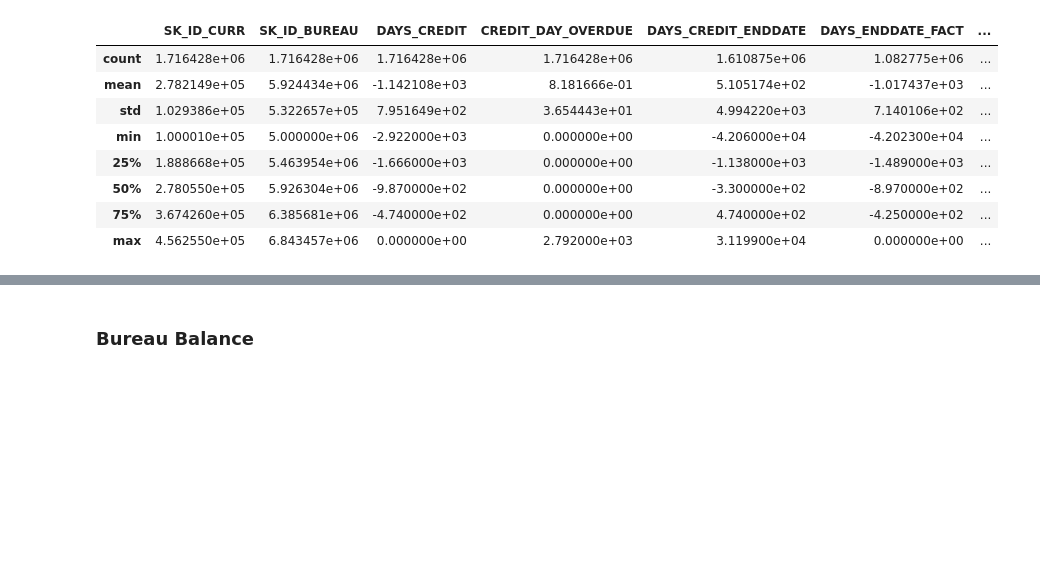
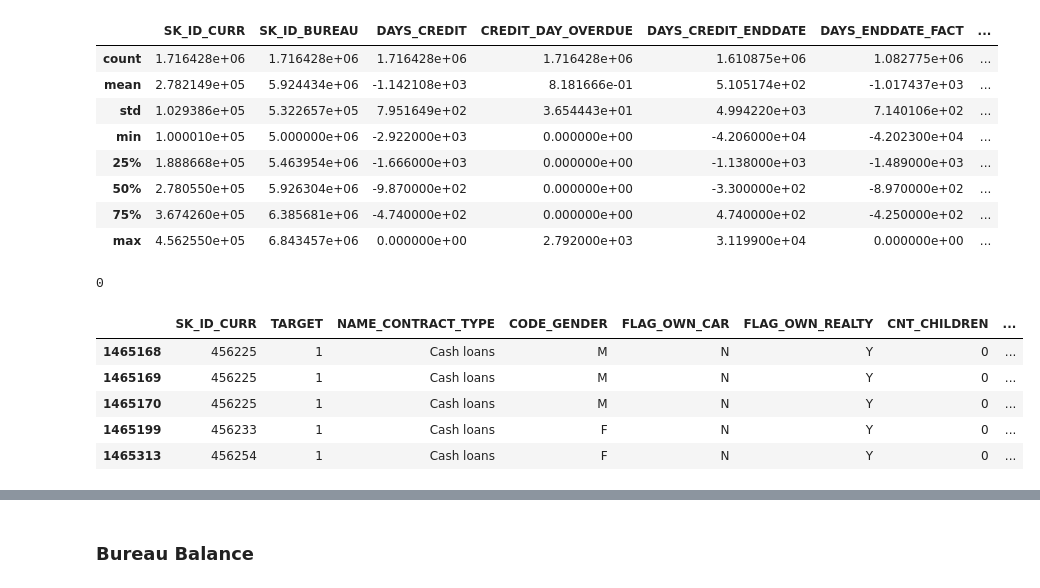
Before and after one commit to dissashaf/MachineLearning-LoanDefaultPrediction, a Jupyter notebook: H8TF_R_Dissa.ipynb, the cells around one changed output, grey strips where cells are left out. Saved outputs shown, nothing was run; the diff lists cells and outputs as text; code cells hidden in the pictures; blank space fills up the shorter version.

```diff
--- a/H8TF2023_R_Dissa.ipynb
+++ b/H8TF_R_Dissa.ipynb
@@ -308,3 +307,17 @@ df_bureau.describe()
 | 50% | 2.780550e+05 | 5.926304e+06 | -9.870000e+02 | 0.000000e+00 | -3.300000e+02 | -8.970000e+02 | ... |
 | 75% | 3.674260e+05 | 6.385681e+06 | -4.740000e+02 | 0.000000e+00 | 4.740000e+02 | -4.250000e+02 | ... |
 | max | 4.562550e+05 | 6.843457e+06 | 0.000000e+00 | 2.792000e+03 | 3.119900e+04 | 0.000000e+00 | ... |
+# %%
+df_bureau_merged = df.merge(df_bureau, on='SK_ID_CURR', how='inner')
+df_bureau_merged.duplicated().sum()
+# %% [output]
+0
+# %%
+df_bureau_merged[df_bureau_merged['TARGET'] == 1].tail()
+# %% [output]
+|  | SK_ID_CURR | TARGET | NAME_CONTRACT_TYPE | CODE_GENDER | FLAG_OWN_CAR | FLAG_OWN_REALTY | CNT_CHILDREN | ... |
+| 1465168 | 456225 | 1 | Cash loans | M | N | Y | 0 | ... |
+| 1465169 | 456225 | 1 | Cash loans | M | N | Y | 0 | ... |
+| 1465170 | 456225 | 1 | Cash loans | M | N | Y | 0 | ... |
+| 1465199 | 456233 | 1 | Cash loans | F | N | Y | 0 | ... |
+| 1465313 | 456254 | 1 | Cash loans | F | N | Y | 0 | ... |
```
Also changed, not shown: parts of 31 cells of this notebook.
